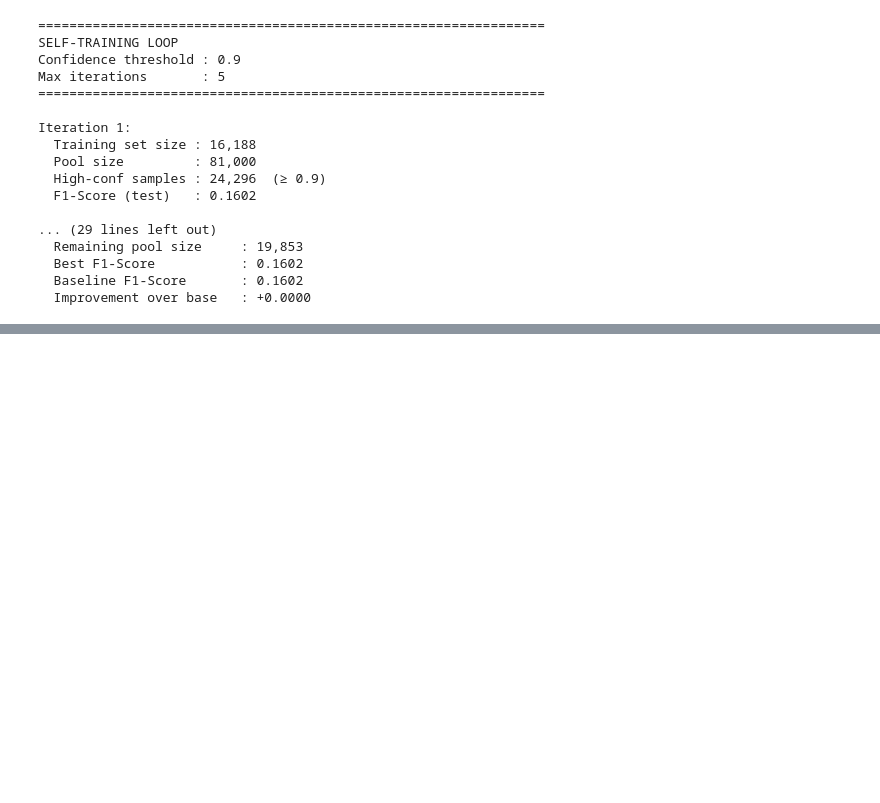
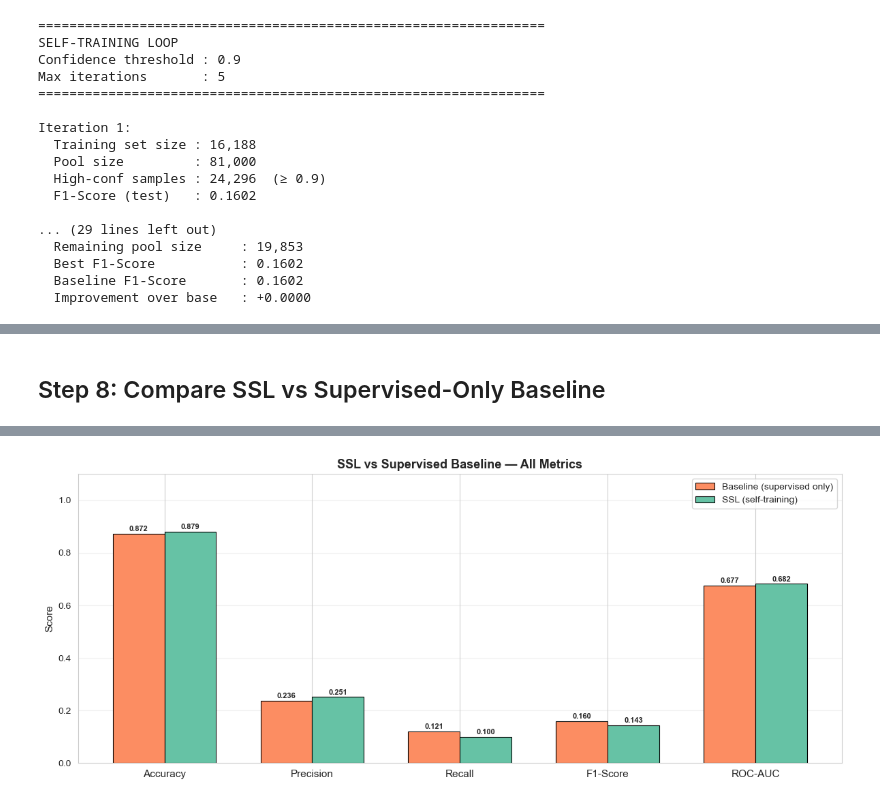
Before and after one commit to sawraw404/Student-Depression, a Jupyter notebook: code.ipynb, the cells around one changed output, grey strips where cells are left out. Saved outputs shown, nothing was run; the diff lists cells and outputs as text; code cells hidden in the pictures; blank space fills up the shorter version.

```diff
--- a/code.ipynb
+++ b/code.ipynb
@@ -1410,0 +1505,79 @@ Iteration 1:
+# %% [markdown]
+## Step 8: Compare SSL vs Supervised-Only Baseline
+# %%
+import pandas as pd
+from sklearn.metrics import accuracy_score, precision_score, recall_score, f1_score, roc_auc_score
+
+# ── Collect metrics for both models ──────────────────────────────────────────
+models = {
+    "Baseline (supervised only)": (y_pred_base, y_proba_base),
+    "SSL (self-training)":        (y_pred_ssl,  y_proba_ssl),
+}
+
+rows = []
+for name, (y_pred, y_proba) in models.items():
+    rows.append({
+        "Model"    : name,
+        "Accuracy" : accuracy_score(y_test, y_pred),
+        "Precision": precision_score(y_test, y_pred),
+        "Recall"   : recall_score(y_test, y_pred),
+        "F1-Score" : f1_score(y_test, y_pred),
+        "ROC-AUC"  : roc_auc_score(y_test, y_proba),
+    })
+
+results_df = pd.DataFrame(rows).set_index("Model")
+
+# ── Print comparison table ────────────────────────────────────────────────────
+print("=" * 65)
+print("MODEL COMPARISON — SSL vs SUPERVISED BASELINE")
+print("=" * 65)
+print(results_df.to_string(float_format="{:.4f}".format))
+
+# ── Delta row ────────────────────────────────────────────────────────────────
+delta = results_df.loc["SSL (self-training)"] - results_df.loc["Baseline (supervised only)"]
+print("\nImprovement (SSL − Baseline):")
+print("-" * 65)
+for metric, val in delta.items():
+    arrow = "▲" if val > 0 else "▼"
+    print(f"  {metric:<12}: {arrow} {abs(val):.4f}")
+
+# ── Bar chart comparison ──────────────────────────────────────────────────────
+metrics  = ["Accuracy", "Precision", "Recall", "F1-Score", "ROC-AUC"]
+x        = range(len(metrics))
+width    = 0.35
+colors   = ['#fc8d62', '#66c2a5']
+
+fig, ax = plt.subplots(figsize=(12, 5))
+for i, (name, color) in enumerate(zip(results_df.index, colors)):
+    vals = [results_df.loc[name, m] for m in metrics]
+    bars = ax.bar([xi + i*width for xi in x], vals, width, label=name,
+                  color=color, edgecolor='black', linewidth=0.8)
+    for bar, val in zip(bars, vals):
+        ax.text(bar.get_x() + bar.get_width()/2, bar.get_height() + 0.005,
+                f"{val:.3f}", ha='center', va='bottom', fontsize=8, fontweight='bold')
+
+ax.set_xticks([xi + width/2 for xi in x])
+ax.set_xticklabels(metrics, fontsize=11)
+ax.set_ylabel("Score", fontsize=11)
+ax.set_title("SSL vs Supervised Baseline — All Metrics", fontsize=13, fontweight='bold')
+ax.set_ylim(0, 1.1)
+ax.legend(fontsize=10)
+ax.grid(axis='y', alpha=0.3)
+
+plt.tight_layout()
+plt.savefig('model_comparison.png', dpi=300, bbox_inches='tight')
+print("\n✓ Saved: model_comparison.png")
+plt.show()
+
+print("\n" + "=" * 65)
+print("KEY TAKEAWAY FOR THESIS:")
+print("=" * 65)
+best_f1   = results_df["F1-Score"].max()
+best_auc  = results_df["ROC-AUC"].max()
+winner    = results_df["F1-Score"].idxmax()
+print(f"  Best model : {winner}")
+print(f"  Best F1    : {best_f1:.4f}")
+print(f"  Best AUC   : {best_auc:.4f}")
+print(f"  SSL used only {len(y_labeled):,} labeled samples ({len(y_labeled)/len(y)*100:.1f}% of data)")
+print("=" * 65)
+# %% [output]
@@ -1410,0 +1601 @@ Iteration 1:
+[figure, added]
```
Also changed, not shown: parts of 5 cells of this notebook, 2 other files.
